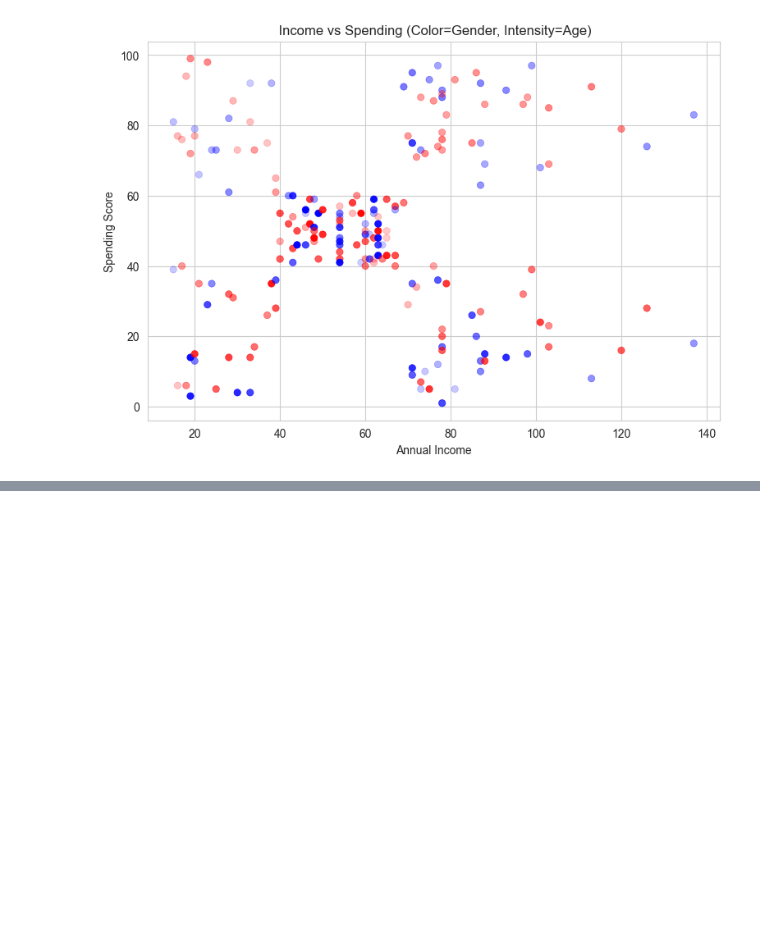
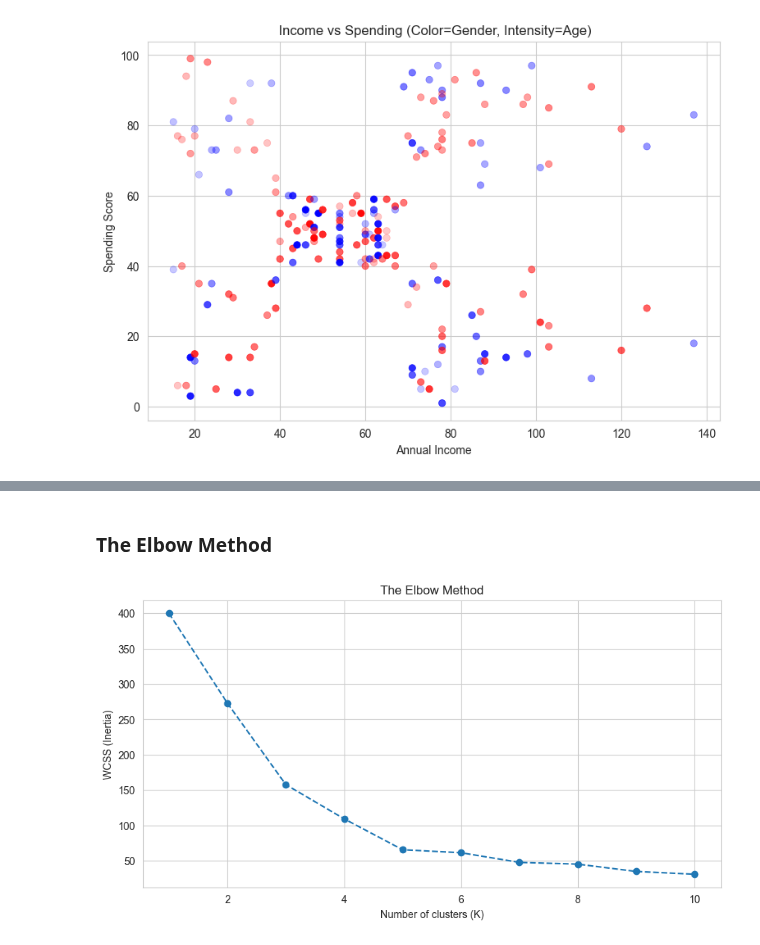
Before and after one commit to emschutt/Applied-Data-Science-Classes, a Jupyter notebook: Machine Learning/Homework_3.ipynb, the cells around one changed output, grey strips where cells are left out. Saved outputs shown, nothing was run; the diff lists cells and outputs as text; code cells hidden in the pictures; blank space fills up the shorter version.

Commit message:
Elbow Method and Silhouette Score

```diff
--- a/Machine Learning/Homework_3.ipynb
+++ b/Machine Learning/Homework_3.ipynb
@@ -112,0 +108,7 @@ plt.show()
+# %%
+from sklearn.preprocessing import StandardScaler
+
+X = df[['Annual Income (k$)', 'Spending Score (1-100)']]
+
+scaler = StandardScaler()
+X_scaled = scaler.fit_transform(X)
@@ -112,0 +119,21 @@ plt.show()
+# %% [markdown]
+### The Elbow Method
+# %%
+from sklearn.cluster import KMeans
+
+wcss = []
+k_range = range(1,11)
+
+for k in k_range:
+    km = KMeans(n_clusters=k)
+    km.fit(X_scaled)
+    wcss.append(km.inertia_)
+
+plt.figure(figsize=(10, 5))
+plt.plot(k_range, wcss, marker='o', linestyle='--')
+plt.title('The Elbow Method')
+plt.xlabel('Number of clusters (K)')
+plt.ylabel('WCSS (Inertia)')
+plt.show()
+# %% [output]
+[figure, added]
```
Also changed, not shown: parts of 6 cells of this notebook.
